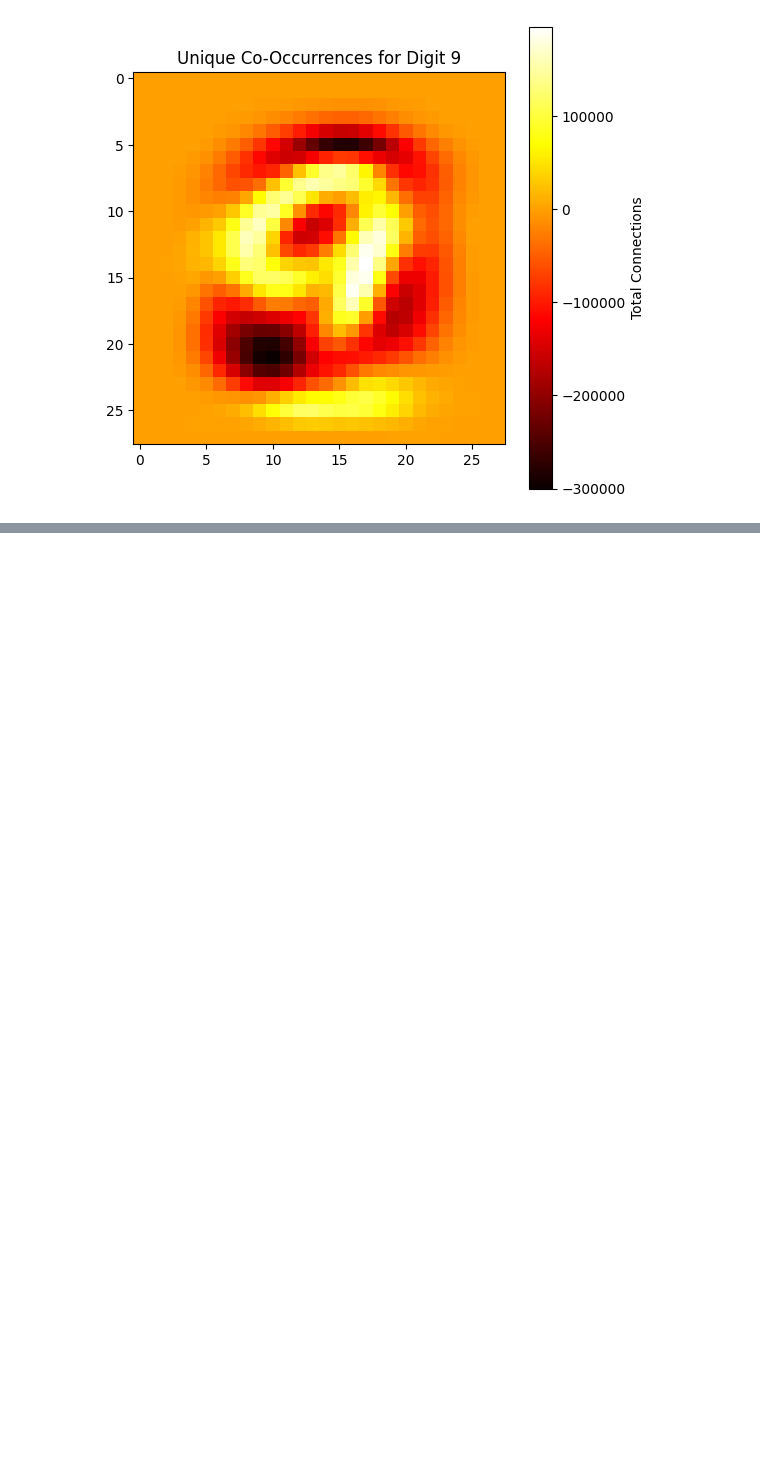
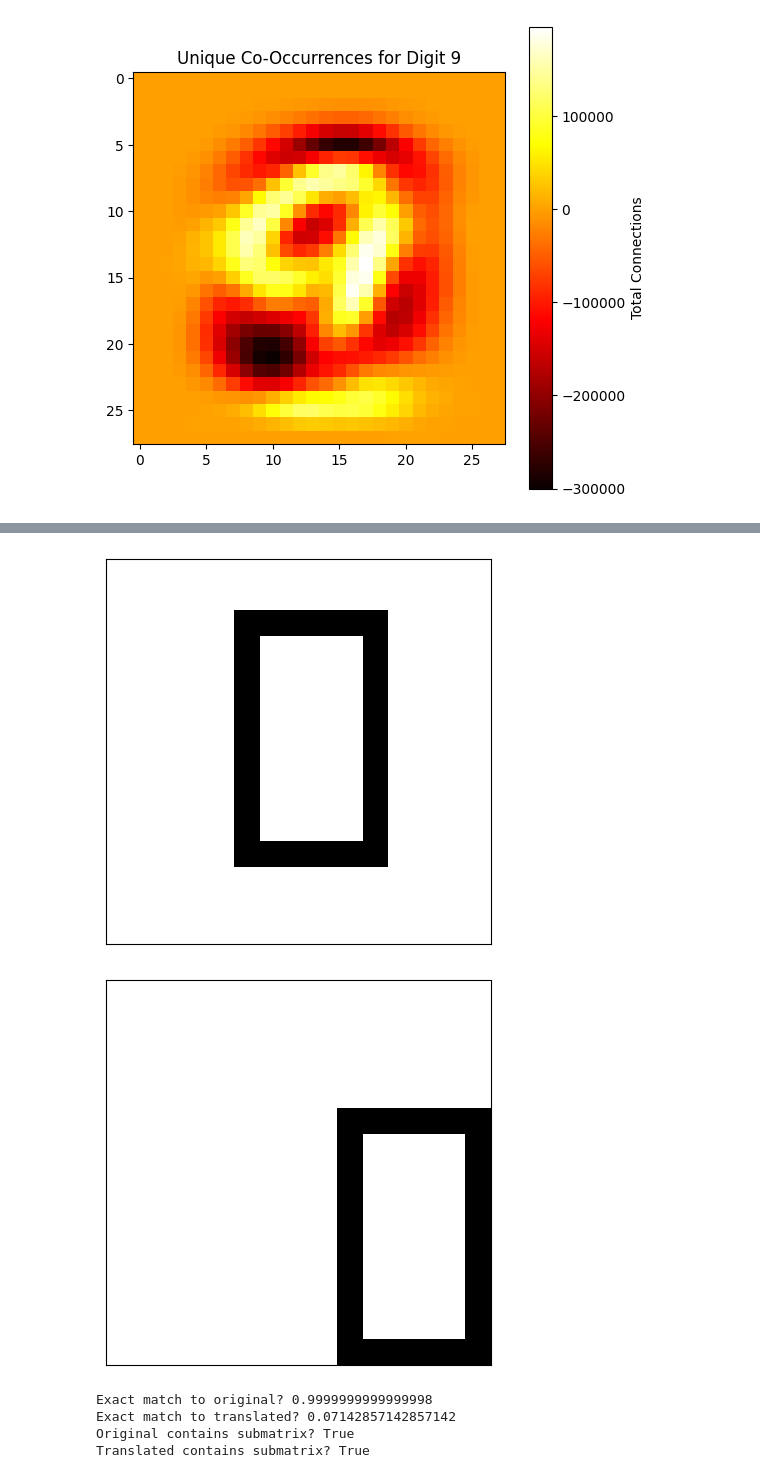
Before and after one commit to Antel0pe/NeuronsFiringTogetherWireTogether, a Jupyter notebook: MNIST_GeneratedNetwork.ipynb, the cells around one changed output, grey strips where cells are left out. Saved outputs shown, nothing was run; the diff lists cells and outputs as text; code cells hidden in the pictures; blank space fills up the shorter version.

```diff
--- a/MNIST_GeneratedNetwork.ipynb
+++ b/MNIST_GeneratedNetwork.ipynb
@@ -156,0 +244,14 @@ for k1, v1 in label_co_occurrence_matrices.items():
+# %%
+# count total number of 1s in target
+# for each 1, make it 1/(num ones)
+# when you do target * mask it will be (1 * 1/(numOnes)) * numOnes which sums to 1
+def compute_mask_matrix(target_matrix):
+    num_ones = np.sum(target_matrix)  # Step 1: Count 1s in the matrix
+    mask_matrix = np.where(target_matrix == 1, 1 / num_ones, 0)  # Step 2: Apply formula
+
+    return mask_matrix
+
+
+
+maskMatrix = compute_mask_matrix(matrix)
+np.sum(matrix * maskMatrix)
@@ -156,0 +278,15 @@ for k1, v1 in label_co_occurrence_matrices.items():
+# %%
+def traceNonZeroArea(matrix):
+    rowIndices,colIndices = np.where(matrix != 0)
+
+    numCols = np.sum(rowIndices == rowIndices[0])
+    numRows = rowIndices[-1] - rowIndices[0]+1
+
+    newMatrix = np.zeros((numRows, numCols))
+    newRowIndices = rowIndices - rowIndices[0]
+    newColIndices = colIndices - colIndices[0]
+
+    newMatrix[newRowIndices,newColIndices] = 1
+    return newMatrix
+
+traceNonZeroArea(matrix)
@@ -156,0 +337,23 @@ for k1, v1 in label_co_occurrence_matrices.items():
+# %%
+# generate a 0 matrix
+matrix = generate_zero_shape_matrix(size=15, top_left=(2,5), height=10, width=6)
+translatedMatrix = generate_zero_shape_matrix(size=15, top_left=(5,9), height=10, width=6)
+plot_matrix(matrix)
+plot_matrix(translatedMatrix)
+
+# generate a mask matrix - if multipled and sum then exact match
+maskMatrix = compute_mask_matrix(matrix)
+# generate trace matrix that only traces the area of the non zero cells
+traceMatrix = traceNonZeroArea(matrix)
+
+print(f'Exact match to original? {np.sum(matrix * maskMatrix)}')
+print(f'Exact match to translated? {np.sum(translatedMatrix * maskMatrix)}')
+print(f'Original contains submatrix? {contains_submatrix(matrix, traceMatrix)}')
+print(f'Translated contains submatrix? {contains_submatrix(translatedMatrix, traceMatrix)}')
+# %% [output]
+[figure, added]
+[figure, added]
+Exact match to original? 0.9999999999999998
+Exact match to translated? 0.07142857142857142
+Original contains submatrix? True
+Translated contains submatrix? True
```
Also changed, not shown: parts of 7 cells of this notebook.
